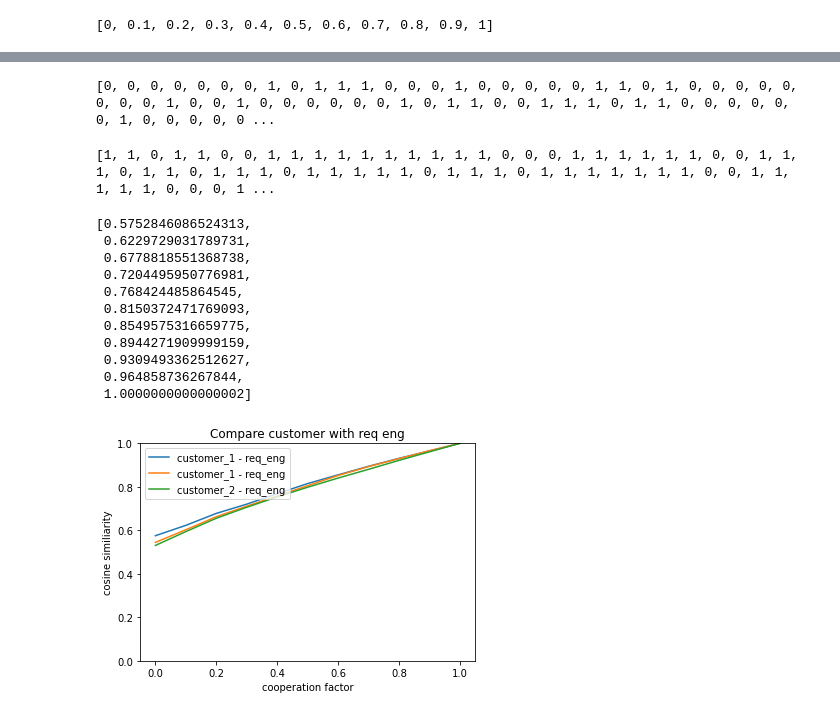
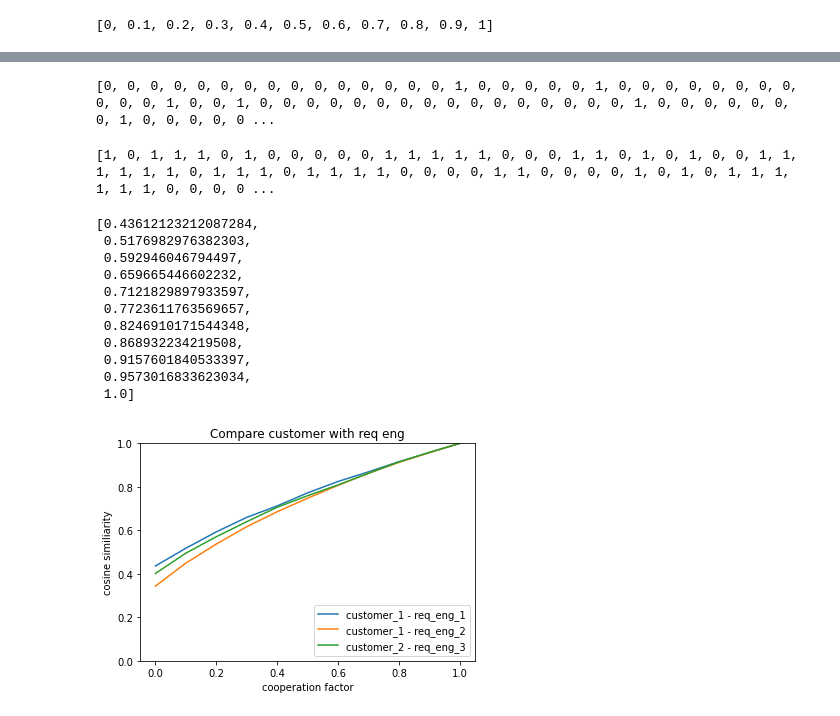
Before and after one commit to VasiliySeibert/hicss23, a Jupyter notebook: experiment.ipynb, the cells around one changed output, grey strips where cells are left out. Cells and saved outputs as stored; diff of their text form; code cells hidden in the pictures.

```diff
--- a/experiment.ipynb
+++ b/experiment.ipynb
@@ -225,9 +225,8 @@ class customer:
         return self.nouns
 
     def create_final_nouns(self, mutual_nouns):
-        final_nouns = self.nouns + mutual_nouns
+        final_nouns = mutual_nouns
         self.final_nouns = list(set(final_nouns))
-        self.nouns = list(set(final_nouns))
 
         return self.final_nouns
 
@@ -292,7 +291,7 @@ def interaction(r_engineer, customer, cooperation_factor):
 
     return final_nouns, r_engineer.get_nouns(), customer.get_nouns()
 
-final_nouns, r_engineer_nouns, customer_nouns = interaction(r_eng, customer_1, 0.5)
+final_nouns, r_engineer_nouns, customer_nouns = interaction(r_eng, customer_1, 1)
 # %%
 print(len(final_nouns))
 print(len(customer_nouns))
@@ -423,11 +433,11 @@ plt.show()
 # %%
 print(collect[0]["customer_vector"])
 # %% [output]
-[0, 0, 0, 0, 0, 0, 0, 1, 0, 1, 1, 1, 0, 0, 0, 1, 0, 0, 0, 0, 0, 1, 1, 0, 1, 0, 0, 0, 0, 0, 0, 0, 0, 1, 0, 0, 1, 0, 0, 0, 0, 0, 0, 1, 0, 1, 1, 0, 0, 1, 1, 1, 0, 1, 1, 0, 0, 0, 0, 0, 0, 1, 0, 0, 0, 0, 0 ...
+[0, 0, 0, 0, 0, 0, 0, 0, 0, 0, 0, 0, 0, 0, 0, 1, 0, 0, 0, 0, 0, 1, 0, 0, 0, 0, 0, 0, 0, 0, 0, 0, 0, 1, 0, 0, 1, 0, 0, 0, 0, 0, 0, 0, 0, 0, 0, 0, 0, 0, 0, 0, 0, 1, 0, 0, 0, 0, 0, 0, 0, 1, 0, 0, 0, 0, 0 ...
 # %%
 print(collect[9]["customer_vector"])
 # %% [output]
-[1, 1, 0, 1, 1, 0, 0, 1, 1, 1, 1, 1, 1, 1, 1, 1, 1, 0, 0, 0, 1, 1, 1, 1, 1, 1, 0, 0, 1, 1, 1, 0, 1, 1, 0, 1, 1, 1, 0, 1, 1, 1, 1, 1, 0, 1, 1, 1, 0, 1, 1, 1, 1, 1, 1, 1, 0, 0, 1, 1, 1, 1, 1, 0, 0, 0, 1 ...
+[1, 0, 1, 1, 1, 0, 1, 0, 0, 0, 0, 0, 1, 1, 1, 1, 1, 0, 0, 0, 1, 1, 0, 1, 0, 1, 0, 0, 1, 1, 1, 1, 1, 1, 0, 1, 1, 1, 0, 1, 1, 1, 1, 0, 0, 0, 0, 1, 1, 0, 0, 0, 0, 1, 0, 1, 0, 1, 1, 1, 1, 1, 1, 0, 0, 0, 0 ...
 # %%
 def analyze_participants_vector(reference_customer, cp):
 
@@ -456,33 +466,34 @@ for cp in cooperation_factors:
 # %%
 X[0]
 # %% [output]
-[0.5752846086524313,
- 0.6229729031789731,
- 0.6778818551368738,
- 0.7204495950776981,
- 0.768424485864545,
- 0.8150372471769093,
- 0.8549575316659775,
- 0.8944271909999159,
- 0.9309493362512627,
- 0.964858736267844,
- 1.0000000000000002]
+[0.43612123212087284,
+ 0.5176982976382303,
+ 0.592946046794497,
+ 0.659665446602232,
+ 0.7121829897933597,
+ 0.7723611763569657,
+ 0.8246910171544348,
+ 0.868932234219508,
+ 0.9157601840533397,
+ 0.9573016833623034,
+ 1.0]
 # %%
 import matplotlib.pyplot as plt
 
 plt.ylabel("cosine similiarity")
 plt.xlabel("cooperation factor")
 
 plt.legend([])
 plt.title("Compare customer with req eng")
 
-plt.plot(Y[0], X[0], label="customer_1 - req_eng")
-plt.plot(Y[1], X[1], label="customer_1 - req_eng")
-plt.plot(Y[2], X[2], label="customer_2 - req_eng")
+plt.plot(Y[0], X[0], label="customer_1 - req_eng_1")
+plt.plot(Y[1], X[1], label="customer_1 - req_eng_2")
+plt.plot(Y[2], X[2], label="customer_2 - req_eng_3")
 
-plt.legend(loc="upper left")
+plt.legend(loc="lower right")
 plt.ylim(0, 1.0)
 
+plt.savefig("/Users/vs21/Desktop/compare_single.png", dpi=900)
 plt.show()
 # %% [output]
-[figure, old version]
+[figure, new version]
```
Also changed, not shown: parts of 7 cells of this notebook.
